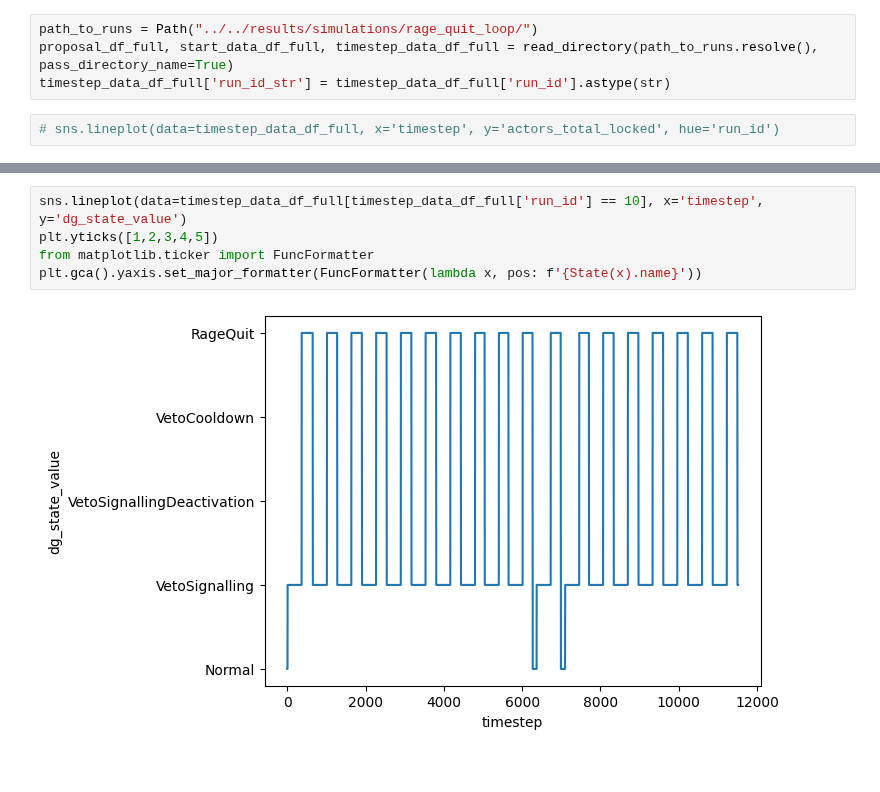
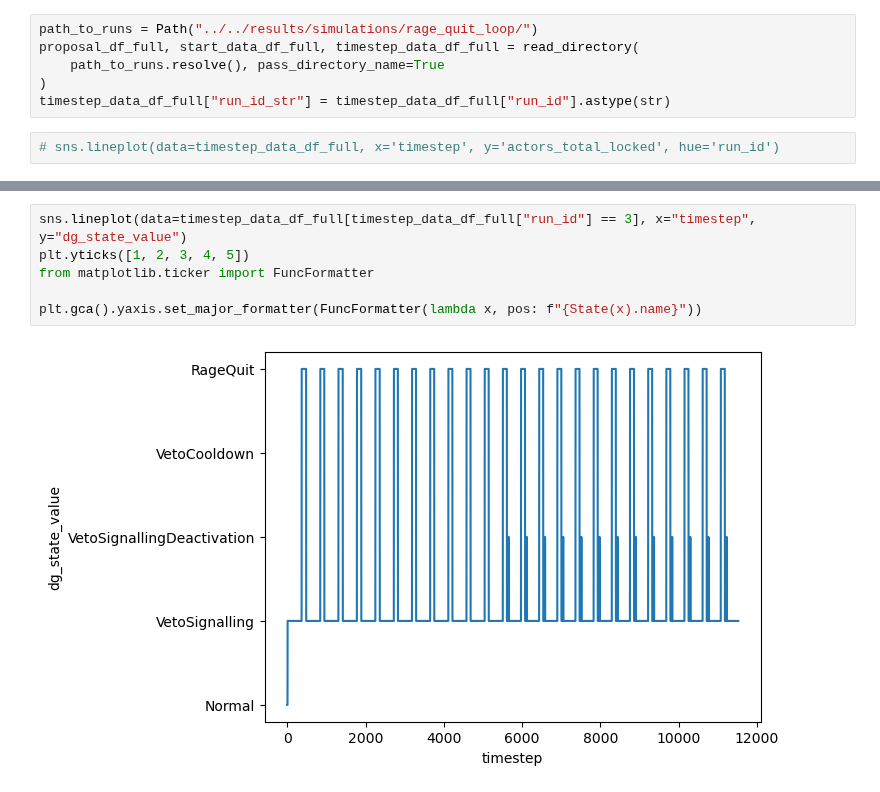
Before and after one commit to collectif-dao/dg-research, a Jupyter notebook: experiments/notebooks/clean_notebook_rageloop.ipynb, the cells around one changed output, grey strips where cells are left out. Cells and saved outputs as stored; diff of their text form.

```diff
--- a/experiments/notebooks/clean_notebook_rageloop.ipynb
+++ b/experiments/notebooks/clean_notebook_rageloop.ipynb
@@ -20,7 +18,9 @@ The autoreload extension is already loaded. To reload it, use:
 # %%
 path_to_runs = Path("../../results/simulations/rage_quit_loop/")
-proposal_df_full, start_data_df_full, timestep_data_df_full = read_directory(path_to_runs.resolve(), pass_directory_name=True)
-timestep_data_df_full['run_id_str'] = timestep_data_df_full['run_id'].astype(str)
+proposal_df_full, start_data_df_full, timestep_data_df_full = read_directory(
+    path_to_runs.resolve(), pass_directory_name=True
+)
+timestep_data_df_full["run_id_str"] = timestep_data_df_full["run_id"].astype(str)
 # %%
 # sns.lineplot(data=timestep_data_df_full, x='timestep', y='actors_total_locked', hue='run_id')
 # %%
@@ -251,8 +224,9 @@ Example run with RageQuit Loop, where attackers have 0.190 share of total pool
 # %%
-sns.lineplot(data=timestep_data_df_full[timestep_data_df_full['run_id'] == 10], x='timestep', y='dg_state_value')
-plt.yticks([1,2,3,4,5])
+sns.lineplot(data=timestep_data_df_full[timestep_data_df_full["run_id"] == 3], x="timestep", y="dg_state_value")
+plt.yticks([1, 2, 3, 4, 5])
 from matplotlib.ticker import FuncFormatter
-plt.gca().yaxis.set_major_formatter(FuncFormatter(lambda x, pos: f'{State(x).name}'))
+
+plt.gca().yaxis.set_major_formatter(FuncFormatter(lambda x, pos: f"{State(x).name}"))
 # %% [output]
-[figure, old version]
+[figure, new version]
 # %%
```
Also changed, not shown: parts of 10 cells of this notebook, 2 other files.
